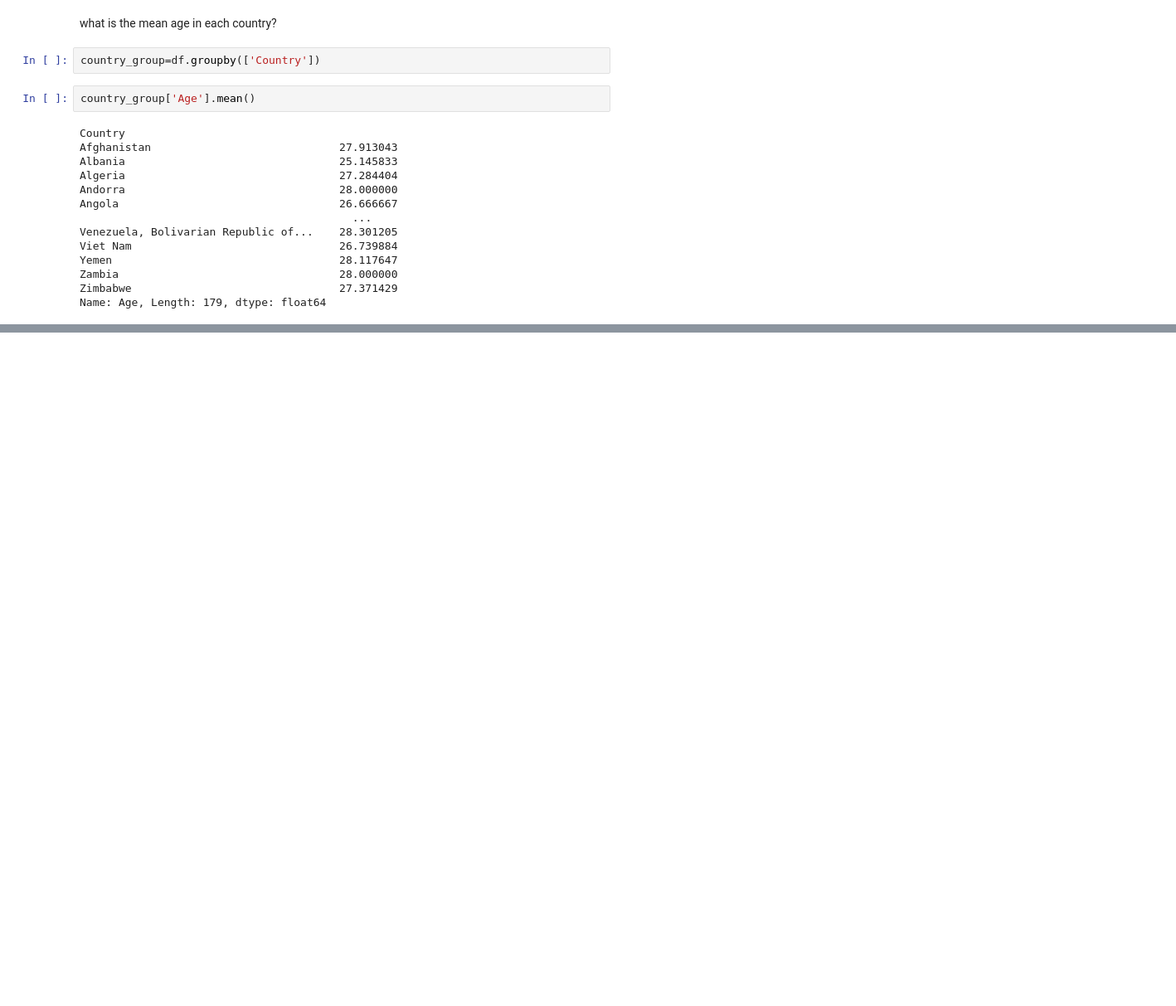
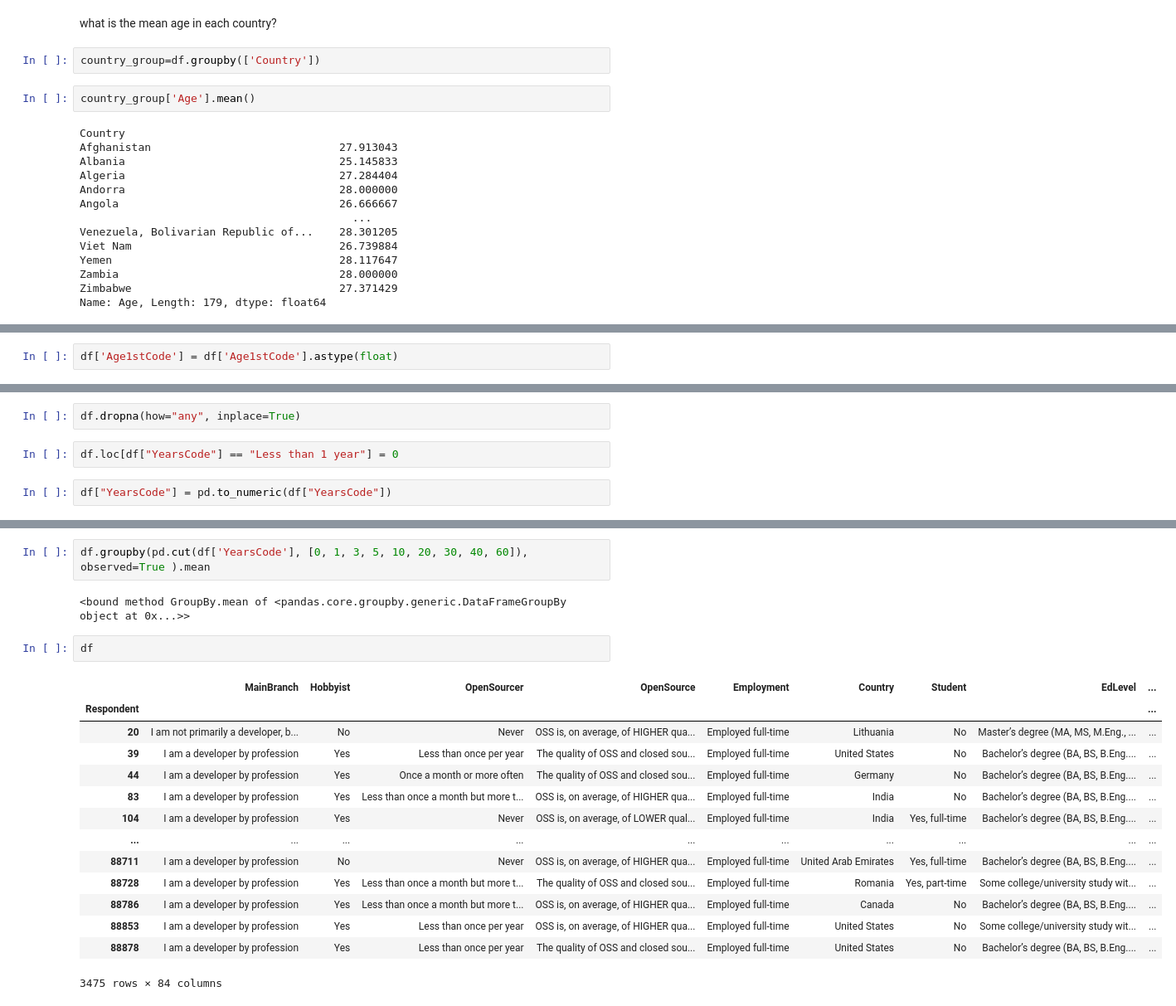
Before and after one commit to mofodreamer/pandas-tutorials, a Jupyter notebook: practice.ipynb, the cells around one changed output, grey strips where cells are left out. Shown: that part at 83% size. Cells and saved outputs as stored; diff of their text form; blank space fills up the shorter version.

Commit message:
cleaning data

```diff
--- a/practice.ipynb
+++ b/practice.ipynb
@@ -47,0 +73,2 @@ Name: Age, Length: 179, dtype: float64
+# %%
+df['Age1stCode'] = df['Age1stCode'].astype(float)
@@ -47,0 +132,6 @@ Name: Age, Length: 179, dtype: float64
+# %%
+df.dropna(how="any", inplace=True)
+# %%
+df.loc[df["YearsCode"] == "Less than 1 year"] = 0
+# %%
+df["YearsCode"] = pd.to_numeric(df["YearsCode"])
@@ -47,0 +154,21 @@ Name: Age, Length: 179, dtype: float64
+# %%
+df.groupby(pd.cut(df['YearsCode'], [0, 1, 3, 5, 10, 20, 30, 40, 60]), observed=True ).mean
+# %% [output]
+<bound method GroupBy.mean of <pandas.core.groupby.generic.DataFrameGroupBy object at 0x...>>
+# %%
+df
+# %% [output]
+|  | MainBranch | Hobbyist | OpenSourcer | OpenSource | Employment | Country | Student | EdLevel | ... |
+| Respondent |  |  |  |  |  |  |  |  | ... |
+| 20 | I am not primarily a developer, b... | No | Never | OSS is, on average, of HIGHER qua... | Employed full-time | Lithuania | No | Master’s degree (MA, MS, M.Eng., ... | ... |
+| 39 | I am a developer by profession | Yes | Less than once per year | The quality of OSS and closed sou... | Employed full-time | United States | No | Bachelor’s degree (BA, BS, B.Eng.... | ... |
+| 44 | I am a developer by profession | Yes | Once a month or more often | The quality of OSS and closed sou... | Employed full-time | Germany | No | Bachelor’s degree (BA, BS, B.Eng.... | ... |
+| 83 | I am a developer by profession | Yes | Less than once a month but more t... | OSS is, on average, of HIGHER qua... | Employed full-time | India | No | Bachelor’s degree (BA, BS, B.Eng.... | ... |
+| 104 | I am a developer by profession | Yes | Never | OSS is, on average, of LOWER qual... | Employed full-time | India | Yes, full-time | Bachelor’s degree (BA, BS, B.Eng.... | ... |
+| ... | ... | ... | ... | ... | ... | ... | ... | ... | ... |
+| 88711 | I am a developer by profession | No | Never | OSS is, on average, of HIGHER qua... | Employed full-time | United Arab Emirates | Yes, full-time | Bachelor’s degree (BA, BS, B.Eng.... | ... |
+| 88728 | I am a developer by profession | Yes | Less than once a month but more t... | The quality of OSS and closed sou... | Employed full-time | Romania | Yes, part-time | Some college/university study wit... | ... |
+| 88786 | I am a developer by profession | Yes | Less than once a month but more t... | OSS is, on average, of HIGHER qua... | Employed full-time | Canada | No | Bachelor’s degree (BA, BS, B.Eng.... | ... |
+| 88853 | I am a developer by profession | Yes | Less than once per year | OSS is, on average, of HIGHER qua... | Employed full-time | United States | No | Some college/university study wit... | ... |
+| 88878 | I am a developer by profession | Yes | Less than once per year | The quality of OSS and closed sou... | Employed full-time | United States | No | Bachelor’s degree (BA, BS, B.Eng.... | ... |
+3475 rows × 84 columns
```
Also changed, not shown: parts of 11 cells of this notebook, 2 other files.
